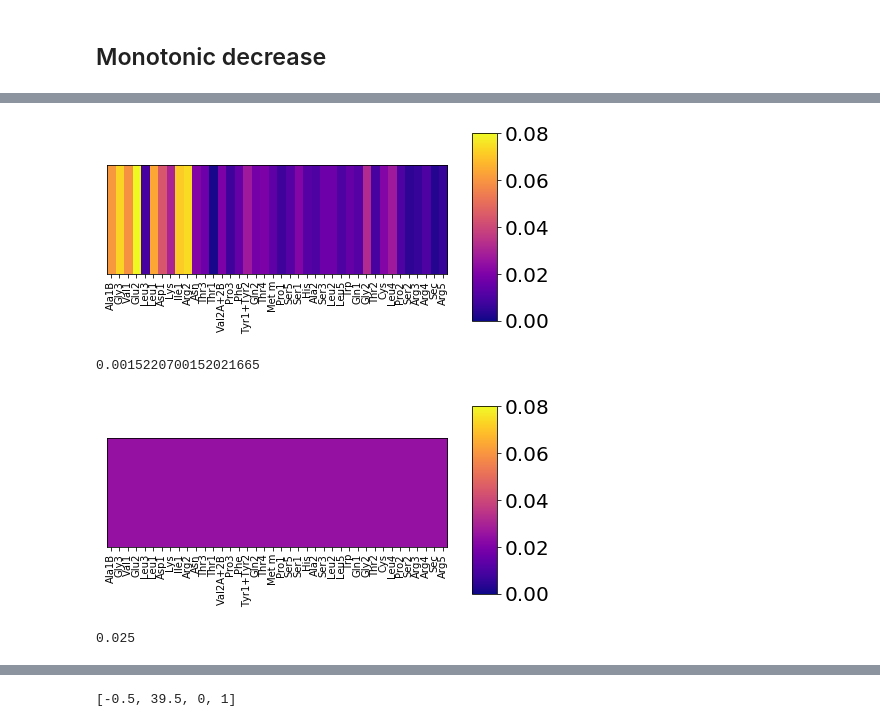
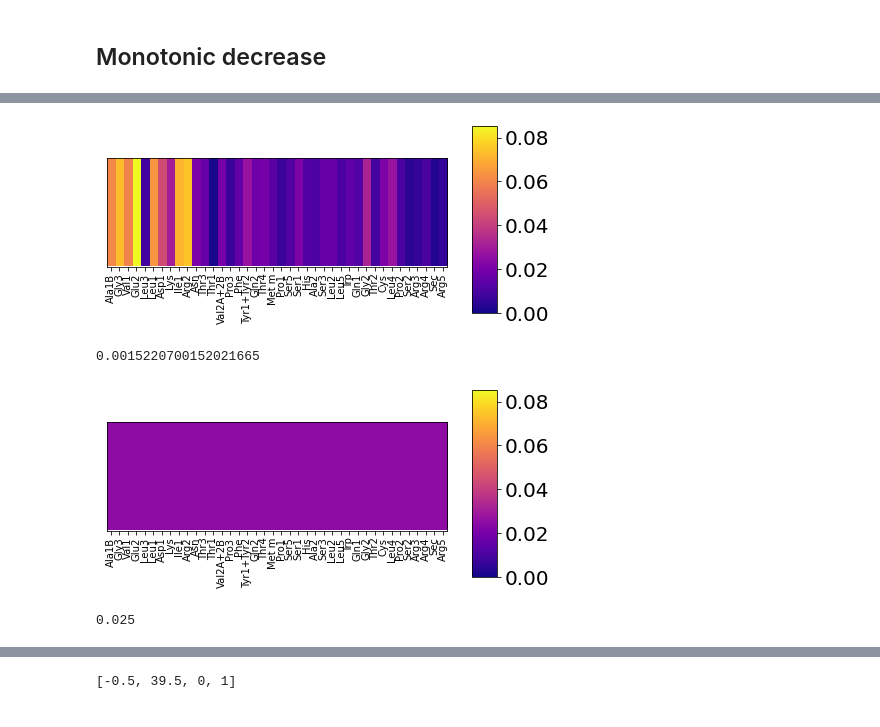
Before and after one commit to EndyLab/tRNACAD, a Jupyter notebook: tRNAVaryingIO.ipynb, the cells around one changed output, grey strips where cells are left out. Saved outputs shown, nothing was run; the diff lists cells and outputs as text; code cells hidden in the pictures.

```diff
--- a/tRNAVaryingIO.ipynb
+++ b/tRNAVaryingIO.ipynb
@@ -657,25 +657,26 @@ plt.show()
 # %%
 fig, ax = plt.subplots(figsize=(7,2))
 
 
 x = np.arange(0,40)
 y = np.array(ptRNA_sorted_WT)
 extent = [x[0]-(x[1]-x[0])/2., x[-1]+(x[1]-x[0])/2.,0,1]
-heatmap = ax.imshow(y[np.newaxis,:], cmap="plasma", aspect="auto", extent=extent,vmin=0,vmax=0.08)
+heatmap = ax.imshow(y[np.newaxis,:], cmap="plasma", aspect="auto", extent=extent,vmin=0,vmax=0.0852)
 ax.set_yticks([])
 ax.set_xlim(extent[0], extent[1])
 
 plt.xticks(range(len(tRNA_tags)), tRNA_sorted_WT,rotation='vertical')
 ax4.tick_params(axis='x', which='major', labelsize=9)
 fig.subplots_adjust(right=0.8)
 cbar_ax = fig.add_axes([0.85, -0.2, 0.05, 1.3])
-cbar = fig.colorbar(heatmap, cax=cbar_ax)
+cbar = fig.colorbar(heatmap, cax=cbar_ax,ticks=[0.00,0.02,0.04,0.06,0.08])
 cbar.ax.tick_params(labelsize=20)
+
 
 plt.show()
 print(min(y))
 # %% [output]
-[figure, old version]
+[figure, new version]
 0.0015220700152021665
 # %%
 fig, ax = plt.subplots(figsize=(7,2))
@@ -684,7 +685,7 @@ fig, ax = plt.subplots(figsize=(7,2))
 x = np.arange(0,40)
 y = np.array(ptRNA_sorted_uniform)
 extent = [x[0]-(x[1]-x[0])/2., x[-1]+(x[1]-x[0])/2.,0,1]
-heatmap = ax.imshow(y[np.newaxis,:], cmap="plasma", aspect="auto", extent=extent,vmin=0,vmax=0.08)
+heatmap = ax.imshow(y[np.newaxis,:], cmap="plasma", aspect="auto", extent=extent,vmin=0,vmax=0.0852)
 ax.set_yticks([])
 ax.set_xlim(extent[0], extent[1])
 
@@ -692,13 +693,13 @@ plt.xticks(range(len(tRNA_tags)), tRNA_sorted_WT,rotation='vertical')
 ax4.tick_params(axis='x', which='major', labelsize=9)
 fig.subplots_adjust(right=0.8)
 cbar_ax = fig.add_axes([0.85, -0.2, 0.05, 1.3])
-cbar = fig.colorbar(heatmap, cax=cbar_ax)
+cbar = fig.colorbar(heatmap, cax=cbar_ax,ticks=[0.00,0.02,0.04,0.06,0.08])
 cbar.ax.tick_params(labelsize=20)
 
 plt.show()
 print(min(y))
 # %% [output]
-[figure, old version]
+[figure, new version]
 0.025
 # %%
 fig, ax = plt.subplots(figsize=(7,2))
```
Also changed, not shown: parts of 13 cells of this notebook, 23 other files.
